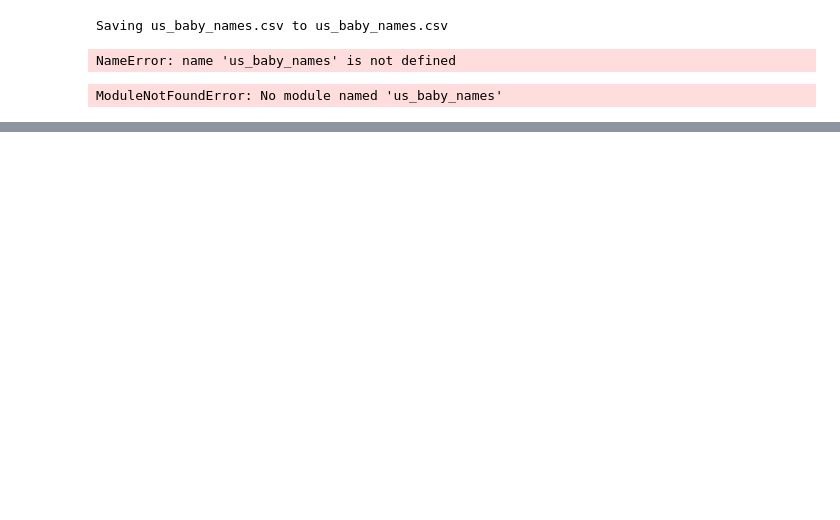
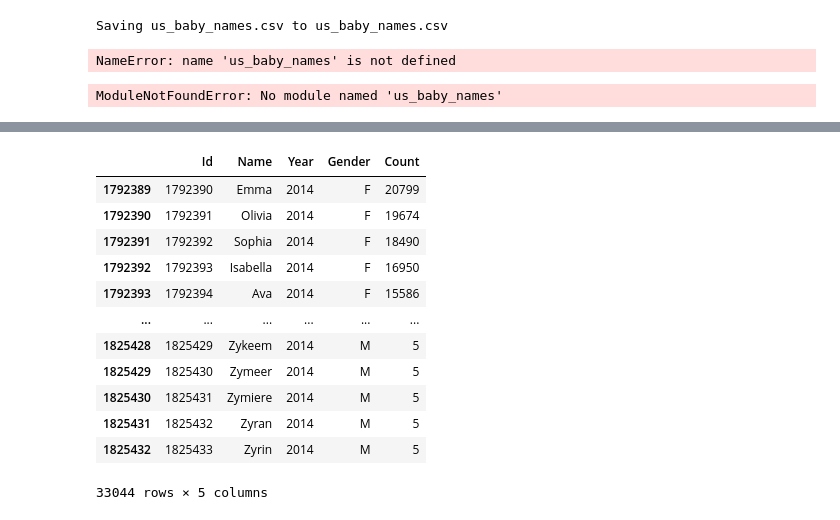
Before and after one commit to saulzmtz/ds, a Jupyter notebook: pythonPractice_lnkdn_introds.ipynb, the cells around one changed output, grey strips where cells are left out. Cells and saved outputs as stored; diff of their text form; code cells hidden in the pictures; blank space fills up the shorter version.

```diff
--- a/pythonPractice_lnkdn_introds.ipynb
+++ b/pythonPractice_lnkdn_introds.ipynb
@@ -27,0 +78,21 @@ us_babies = df
+# %%
+# use loc - a method that allows you to access a specific group of rows and columns from a pandas data frame
+# loc can take a series of booleans as an input. Pass in the series of booleans above and the second input will be a colon
+# access only the rows with the year 2014, the colon denotes access all columns for the rows with the year 2014
+us_babies_2014 = us_babies.loc[us_babies['Year']==2014,:]
+# %%
+us_babies_2014
+# %% [output]
+|  | Id | Name | Year | Gender | Count |
+| 1792389 | 1792390 | Emma | 2014 | F | 20799 |
+| 1792390 | 1792391 | Olivia | 2014 | F | 19674 |
+| 1792391 | 1792392 | Sophia | 2014 | F | 18490 |
+| 1792392 | 1792393 | Isabella | 2014 | F | 16950 |
+| 1792393 | 1792394 | Ava | 2014 | F | 15586 |
+| ... | ... | ... | ... | ... | ... |
+| 1825428 | 1825429 | Zykeem | 2014 | M | 5 |
+| 1825429 | 1825430 | Zymeer | 2014 | M | 5 |
+| 1825430 | 1825431 | Zymiere | 2014 | M | 5 |
+| 1825431 | 1825432 | Zyran | 2014 | M | 5 |
+| 1825432 | 1825433 | Zyrin | 2014 | M | 5 |
+33044 rows × 5 columns
```
Also changed, not shown: parts of 3 cells of this notebook.
